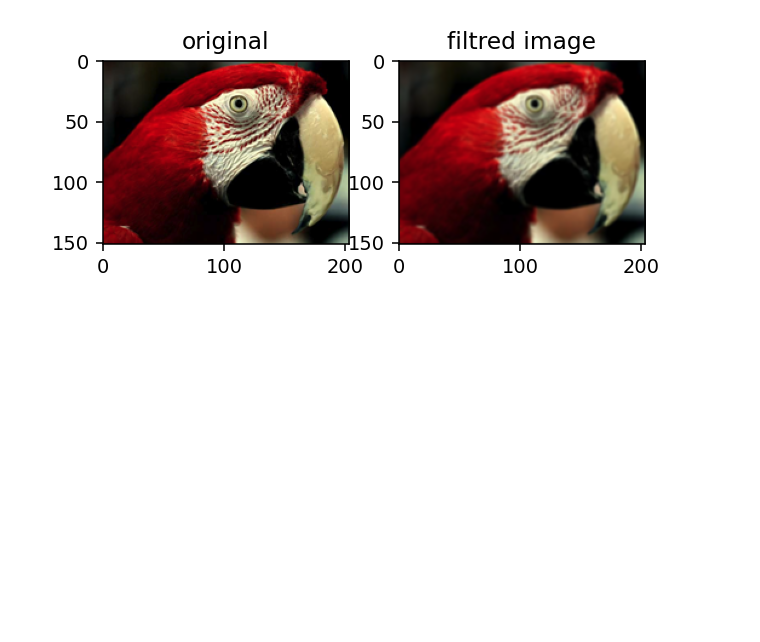
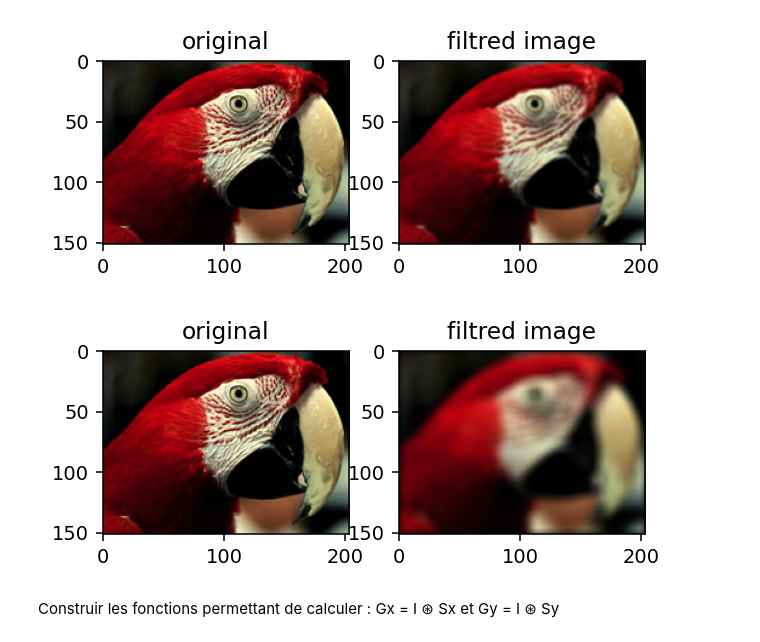
Before and after one commit to chechna9/Image_processing, a Jupyter notebook: TP02/bti_tp02.ipynb, the cells around one changed output. Drawn from its saved outputs; the diff is of its cells as text; code cells hidden in the pictures; blank space fills up the shorter version.

Commit message:
treating colored image

```diff
--- a/TP02/bti_tp02.ipynb
+++ b/TP02/bti_tp02.ipynb
@@ -108,5 +108,9 @@ mf.filter_analysis_colored(im_clr,kernel)
 # %% [output]
 [figure]
 # %%
-kernel = mf.get_gaussian_filtre(dimension=111)
+kernel = mf.get_gaussian_filtre(dimension=11)
 mf.filter_analysis_colored(im_clr,kernel)
+# %% [output]
+[figure, added]
+# %% [markdown]
+Construir les fonctions permettant de calculer : Gx = I ⊛ Sx et Gy = I ⊛ Sy
```
